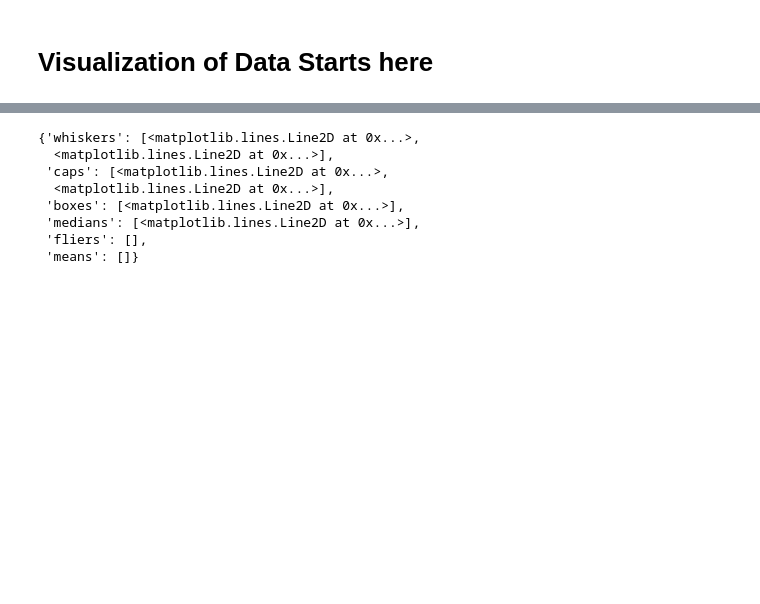
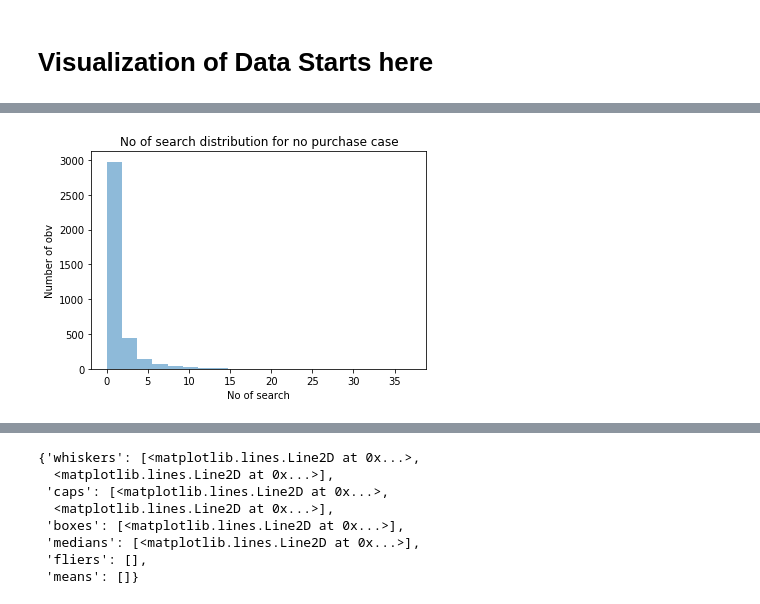
Before and after one commit to rmg2/UW-DataScience-Clickstream, a Jupyter notebook: Data_Viz_Statistical_Analysis.ipynb, the cells around one changed output, grey strips where cells are left out. Cells and saved outputs as stored; diff of their text form; code cells hidden in the pictures; blank space fills up the shorter version.

```diff
--- a/Data_Viz_Statistical_Analysis.ipynb
+++ b/Data_Viz_Statistical_Analysis.ipynb
@@ -125,0 +105,9 @@ plt.show()
+# %%
+#Histogram of number of searches for no purchase
+plt.hist(csdf_np[:, 6], num_bins, alpha=0.5)
+plt.xlabel("No of search")
+plt.ylabel("Number of obv")
+plt.title("No of search distribution for no purchase case")
+plt.show()
+# %% [output]
+[figure, added]
```
Also changed, not shown: parts of 16 cells of this notebook.
